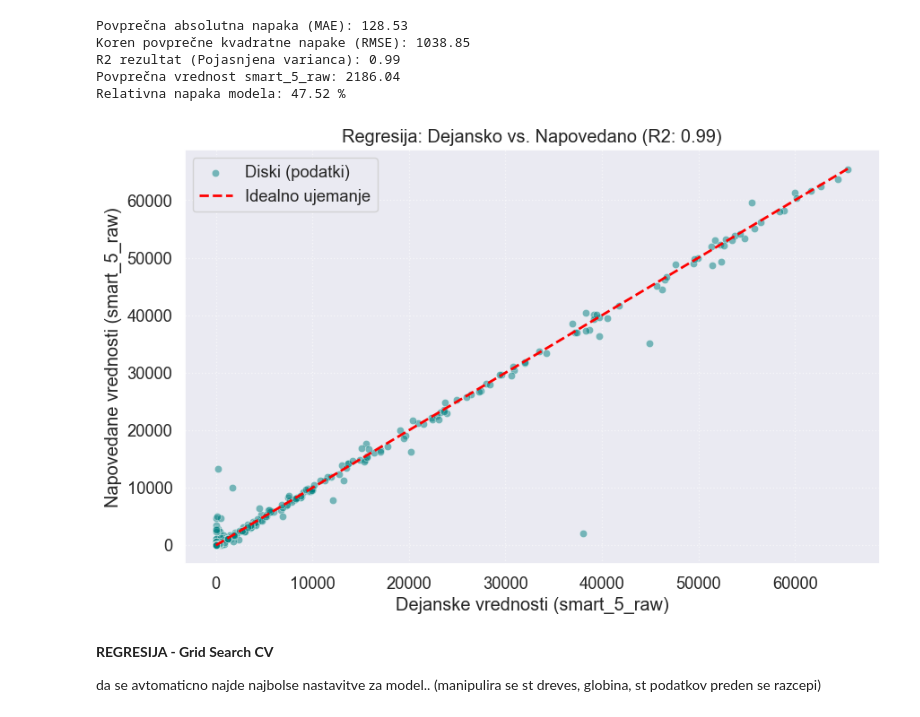
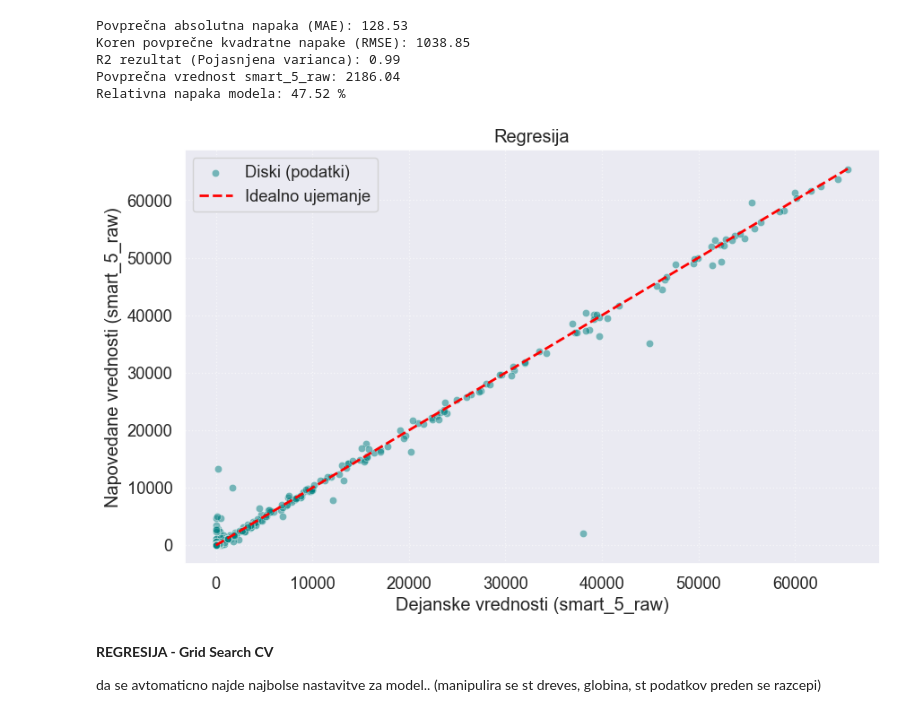
Before and after one commit to Luka-Petek/diskFailurePrediction, a Jupyter notebook: smart_scan_model.ipynb, the cells around one changed output. Cells and saved outputs as stored; diff of their text form; code cells hidden in the pictures.

```diff
--- a/smart_scan_model.ipynb
+++ b/smart_scan_model.ipynb
@@ -196,32 +196,29 @@ import matplotlib.pyplot as plt
 import seaborn as sns
 import numpy as np
 
-manjkajoci_prej = NaNbefore[NaNbefore > 0].sort_values(ascending=False)
+manjkajoci_prej = df.isnull().sum()
+manjkajoci_prej = manjkajoci_prej[manjkajoci_prej > 0].sort_values(ascending=False)
 
-plt.figure(figsize=(12, 6))
-sns.barplot(x=manjkajoci_prej.index, y=manjkajoci_prej.values, color='#FF4500', edgecolor='black')
-
-plt.title('Manjkajoče vrednosti (NaN) po SMART parametrih pred obdelavo', fontsize=15, fontweight='bold')
-plt.xlabel('SMART Parameter', fontsize=12)
-plt.ylabel('Število manjkajočih vnosov', fontsize=12)
-
-for i, v in enumerate(manjkajoci_prej.values):
-    plt.text(i, v + (max(manjkajoci_prej.values) * 0.01), str(int(v)), ha='center', fontweight='bold')
-
-plt.xticks(rotation=45)
-plt.grid(axis='y', linestyle='--', alpha=0.3)
-plt.tight_layout()
-plt.show()
+if not manjkajoci_prej.empty:
+    plt.figure(figsize=(12, 6))
+    sns.barplot(x=manjkajoci_prej.index, y=manjkajoci_prej.values, color='#FF4500', edgecolor='black')
+    plt.title('Manjkajoče vrednosti (NaN) po SMART parametrih pred obdelavo', fontsize=15, fontweight='bold')
+    plt.xlabel('SMART Parameter', fontsize=12)
+    plt.ylabel('Število manjkajočih vnosov', fontsize=12)
+    for i, v in enumerate(manjkajoci_prej.values):
+        plt.text(i, v + (max(manjkajoci_prej.values) * 0.01), str(int(v)), ha='center', fontweight='bold')
+    plt.xticks(rotation=45)
+    plt.grid(axis='y', linestyle='--', alpha=0.3)
+    plt.tight_layout()
+    plt.show()
 
 df['capacity_tb'] = df['capacity_bytes'] / (1024**4)
 
 plt.figure(figsize=(10, 6))
-sns.histplot(df['capacity_tb'], bins=20, color='#00BFFF', edgecolor='black', alpha=0.8)
-
+sns.histplot(df['capacity_tb'].dropna(), bins=20, color='#00BFFF', edgecolor='black', alpha=0.8)
 plt.title('Končna porazdelitev kapacitete diskov (v TB)', fontsize=15, fontweight='bold')
 plt.xlabel('Kapaciteta [TB]', fontsize=12)
 plt.ylabel('Število diskov', fontsize=12)
-
 plt.xticks(np.arange(0, df['capacity_tb'].max() + 2, 2))
 plt.grid(axis='y', linestyle='--', alpha=0.3)
 plt.tight_layout()
@@ -943,23 +940,23 @@ Relativna napaka modela: 47.52 %
 # %%
 import matplotlib.pyplot as plt
 import seaborn as sns
 
 plt.figure(figsize=(10, 6))
 
 sns.scatterplot(x=y_test_r, y=y_pred_r, color="teal", alpha=0.5, label='Diski (podatki)')
 
 limit = max(y_test_r.max(), y_pred_r.max())
 plt.plot([0, limit], [0, limit], color='red', linestyle='--', lw=2, label='Idealno ujemanje')
 
-plt.title(f'Regresija: Dejansko vs. Napovedano (R2: {r2:.2f})')
+plt.title(f'Regresija')
 plt.xlabel('Dejanske vrednosti (smart_5_raw)')
 plt.ylabel('Napovedane vrednosti (smart_5_raw)')
 plt.legend()
 plt.grid(True, linestyle=':', alpha=0.6)
 
 plt.show()
 # %% [output]
-[figure, old version]
+[figure, new version]
 # %% [markdown]
 **REGRESIJA - Grid Search CV**
 
```
Also changed, not shown: parts of 2 cells of this notebook.
